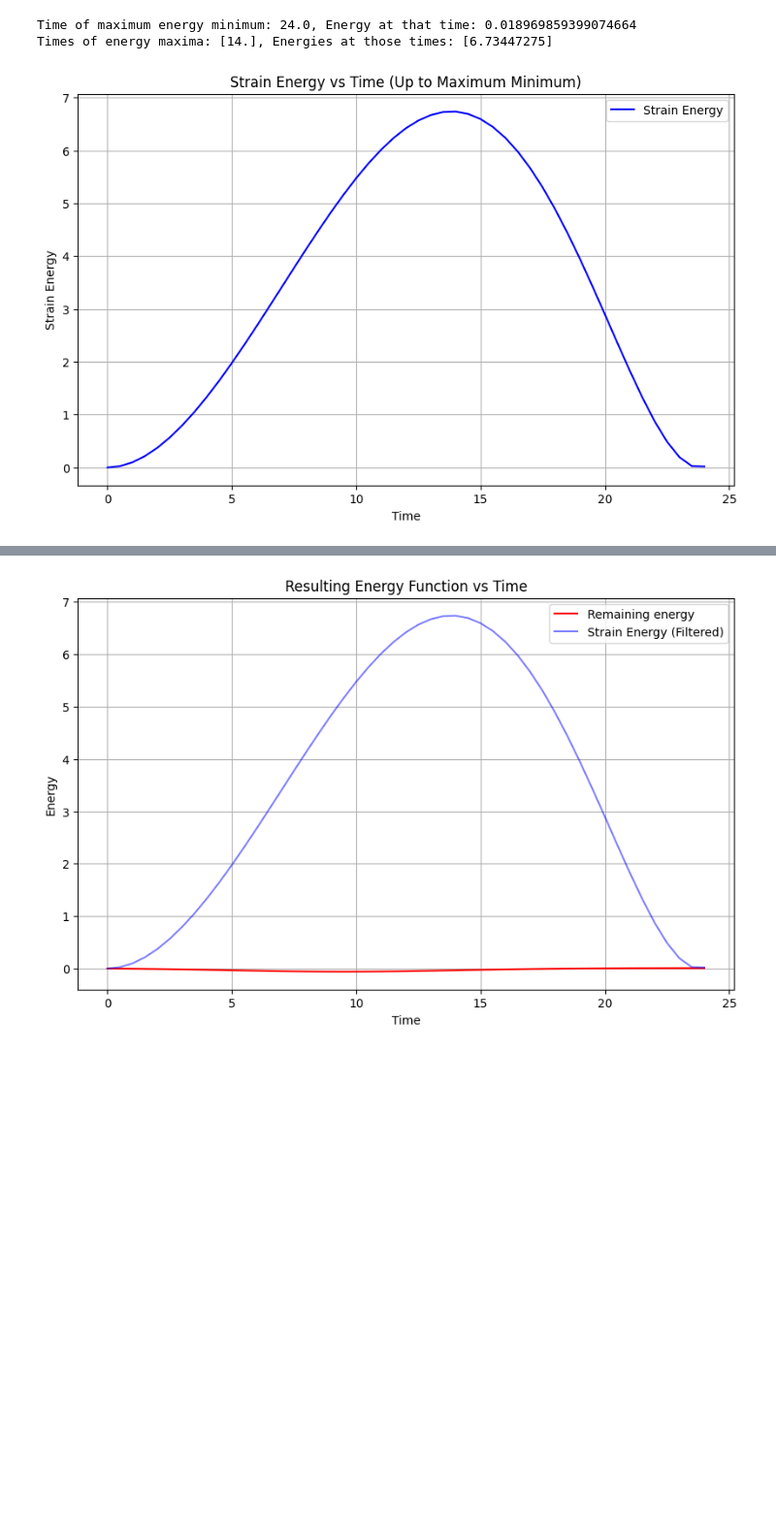
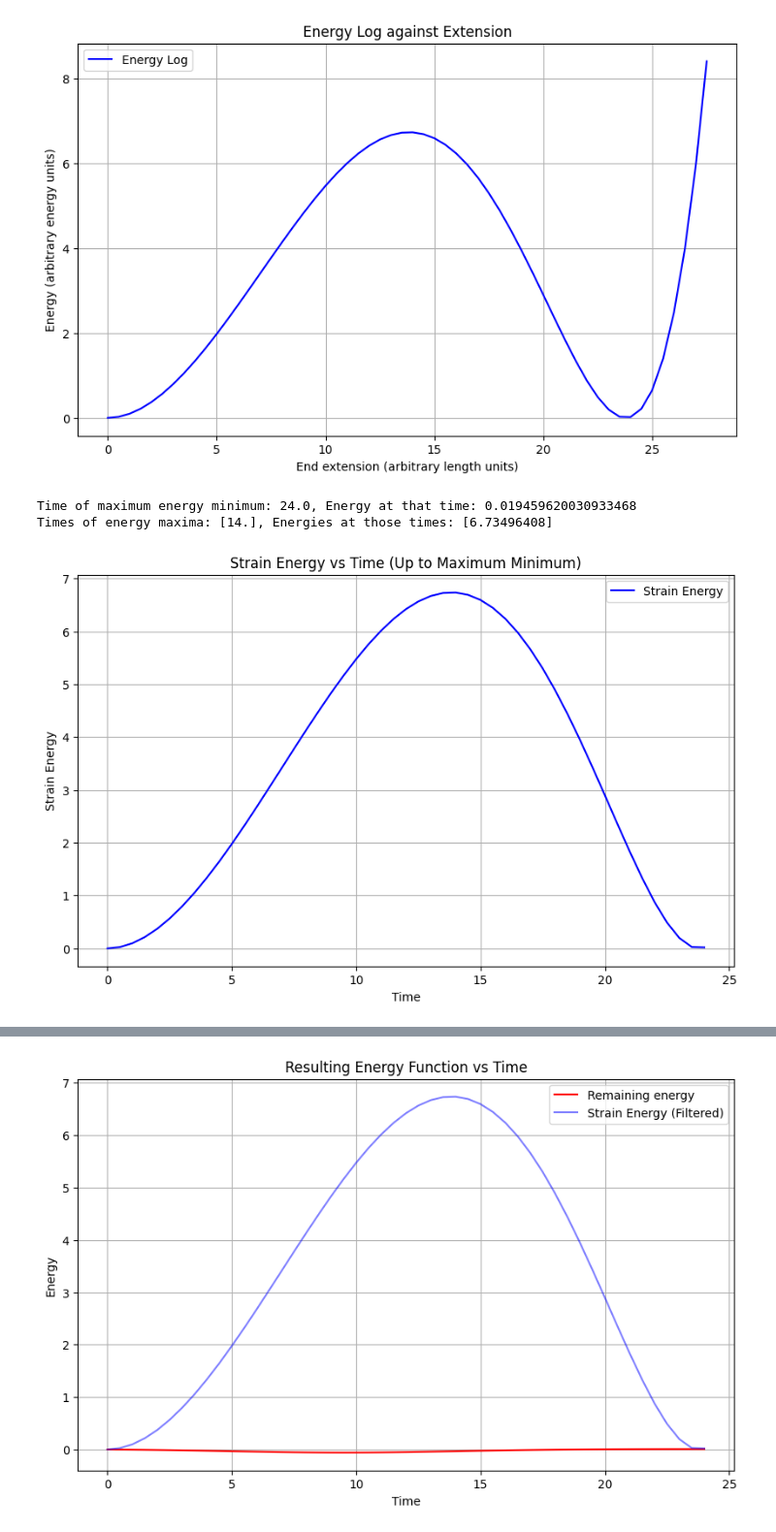
Before and after one commit to Sam-MARTis/Auxetic-MM-Simulation, a Jupyter notebook: Physics-Engine_Python_V3/analysis.ipynb, the cells around one changed output, grey strips where cells are left out. Shown at 97% size. Cells and saved outputs as stored; diff of their text form; code cells hidden in the pictures; blank space fills up the shorter version.

Commit message:
Made changes for obtaining presentation images

```diff
--- a/Physics-Engine_Python_V3/analysis.ipynb
+++ b/Physics-Engine_Python_V3/analysis.ipynb
@@ -23,10 +23,22 @@ def read_data_from_csv(filename):
                 charged_positions.append((x, y))
             charged_nodes_positions_log.append(charged_positions)
     return t_log, energy_log, charged_nodes_positions_log
+# %%
+t_log, energy_log, charged_nodes_positions_log = read_data_from_csv("charge_distance_data.csv")
+t_log = np.array(t_log)
+energy_log = np.array(energy_log)
+
+plt.figure(figsize=(10, 6))
+plt.plot(t_log, energy_log, label='Energy Log', color='blue')
+plt.title('Energy Log against Extension')
+plt.xlabel('End extension (arbitrary length units)')
+plt.ylabel('Energy (arbitrary energy units)')
+plt.grid()
+plt.legend()
+plt.show()
+# %% [output]
+[figure, added]
 # %%
-t_log, energy_log, charged_nodes_positions_log = read_data_from_csv("charge_distance_data.csv")
-t_log = np.array(t_log)
-energy_log = np.array(energy_log)
 
 
 minima_indices, _ = find_peaks([-e for e in energy_log])
@@ -47,6 +59,6 @@ plt.grid()
 plt.legend()
 plt.show()
 # %% [output]
-Time of maximum energy minimum: 24.0, Energy at that time: 0.018969859399074664
-Times of energy maxima: [14.], Energies at those times: [6.73447275]
+Time of maximum energy minimum: 24.0, Energy at that time: 0.019459620030933468
+Times of energy maxima: [14.], Energies at those times: [6.73496408]
 [figure]
```
Also changed, not shown: parts of 3 cells of this notebook, 12 other files.
